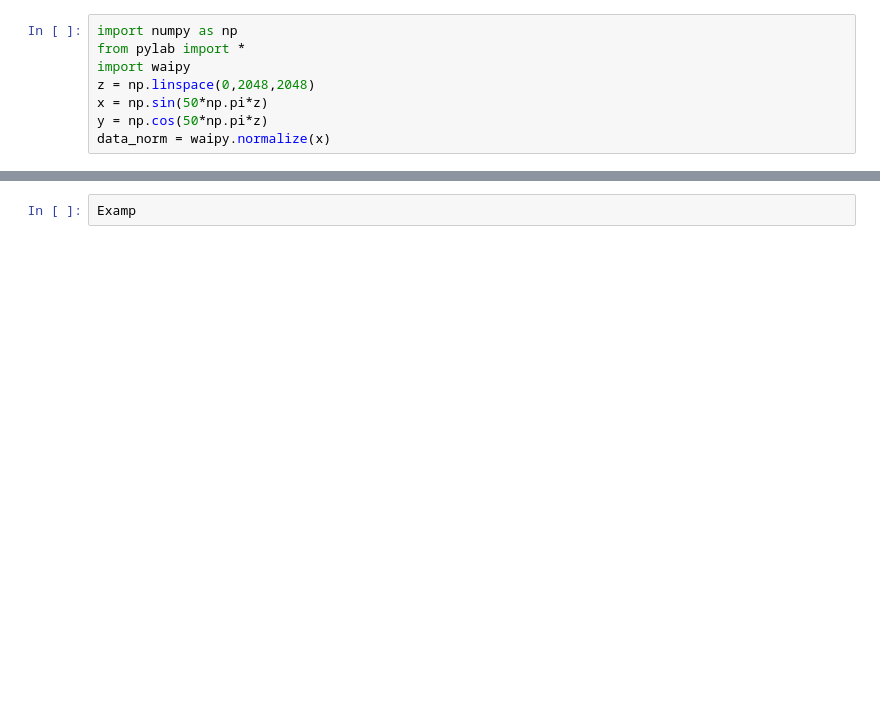
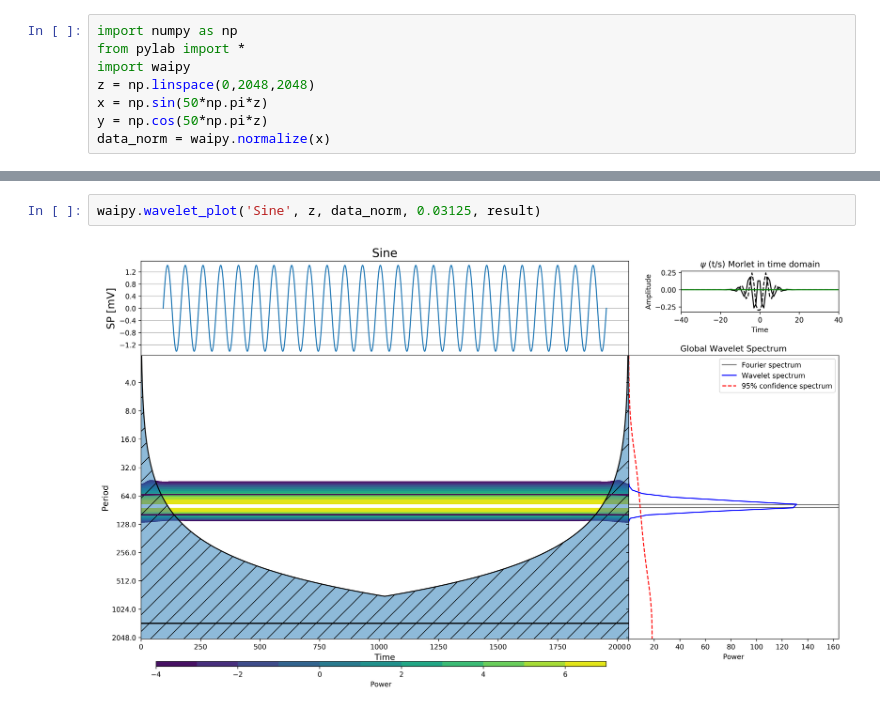
Before and after one commit to mabelcalim/waipy, a Jupyter notebook: example_python3.6.ipynb, the cells around one changed output, grey strips where cells are left out. Cells and saved outputs as stored; diff of their text form; blank space fills up the shorter version.

Commit message:
example using python3.6 free to go

```diff
--- a/example_python3.6.ipynb
+++ b/example_python3.6.ipynb
@@ -13,2 +13,4 @@ ModuleNotFoundError: No module named 'cwt'
-# %%
-Examp
+# %%
+waipy.wavelet_plot('Sine', z, data_norm, 0.03125, result)
+# %% [output]
+[figure, added]
```
Also changed, not shown: parts of 1 cell of this notebook, 3 other files.
